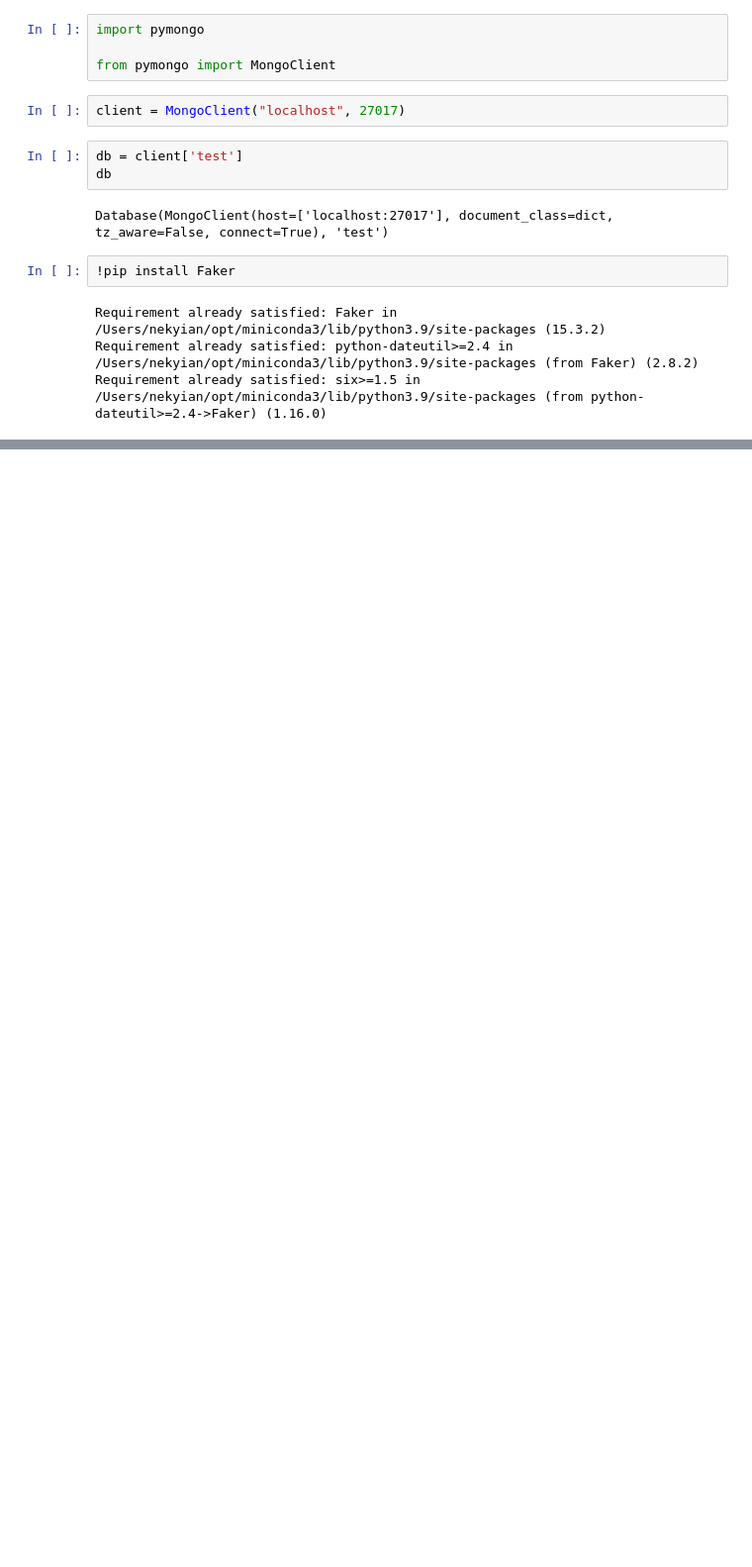
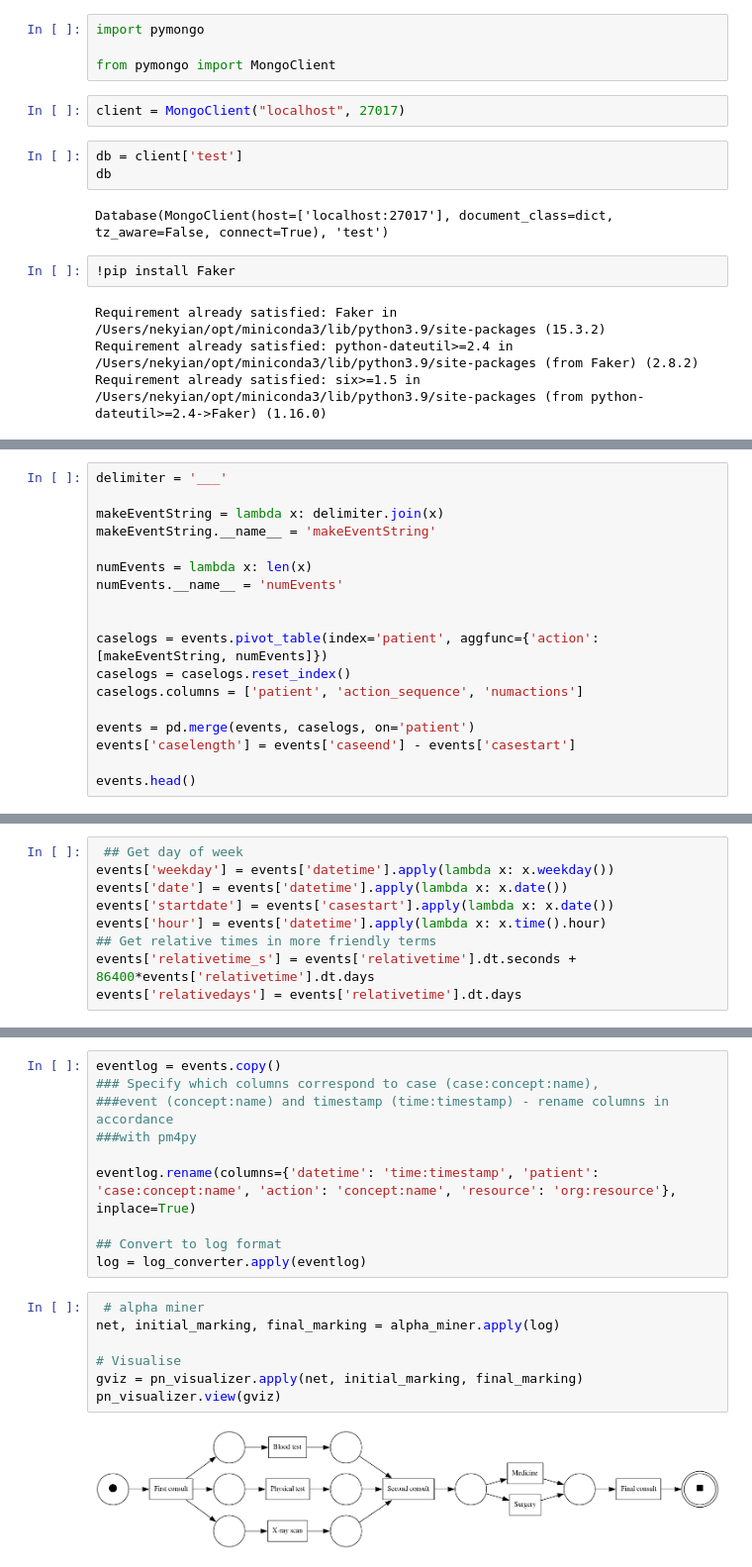
Before and after one commit to aidriceanu/devhacks2022, a Jupyter notebook: backend/build_data_sim.ipynb, the cells around one changed output, grey strips where cells are left out. Shown at 99% size. Drawn from its saved outputs; the diff is of its cells as text; blank space fills up the shorter version.

Commit message:
backend - event log process mining framework

```diff
--- a/backend/build_data_sim.ipynb
+++ b/backend/build_data_sim.ipynb
@@ -40,0 +134,18 @@ Christina Harris
+# %%
+delimiter = '___'
+
+makeEventString = lambda x: delimiter.join(x)
+makeEventString.__name__ = 'makeEventString'
+
+numEvents = lambda x: len(x)
+numEvents.__name__ = 'numEvents'
+
+
+caselogs = events.pivot_table(index='patient', aggfunc={'action': [makeEventString, numEvents]})
+caselogs = caselogs.reset_index()
+caselogs.columns = ['patient', 'action_sequence', 'numactions']
+
+events = pd.merge(events, caselogs, on='patient')
+events['caselength'] = events['caseend'] - events['casestart']
+
+events.head()
@@ -40,0 +159,9 @@ Christina Harris
+# %%
+ ## Get day of week
+events['weekday'] = events['datetime'].apply(lambda x: x.weekday())
+events['date'] = events['datetime'].apply(lambda x: x.date())
+events['startdate'] = events['casestart'].apply(lambda x: x.date())
+events['hour'] = events['datetime'].apply(lambda x: x.time().hour)
+## Get relative times in more friendly terms
+events['relativetime_s'] = events['relativetime'].dt.seconds + 86400*events['relativetime'].dt.days
+events['relativedays'] = events['relativetime'].dt.days
@@ -40,0 +255,19 @@ Christina Harris
+# %%
+eventlog = events.copy()
+### Specify which columns correspond to case (case:concept:name),
+###event (concept:name) and timestamp (time:timestamp) - rename columns in accordance
+###with pm4py
+
+eventlog.rename(columns={'datetime': 'time:timestamp', 'patient': 'case:concept:name', 'action': 'concept:name', 'resource': 'org:resource'}, inplace=True)
+
+## Convert to log format
+log = log_converter.apply(eventlog)
+# %%
+ # alpha miner
+net, initial_marking, final_marking = alpha_miner.apply(log)
+
+# Visualise
+gviz = pn_visualizer.apply(net, initial_marking, final_marking)
+pn_visualizer.view(gviz)
+# %% [output]
+[figure, added]
```
Also changed, not shown: parts of 22 cells of this notebook, 3 other files.
